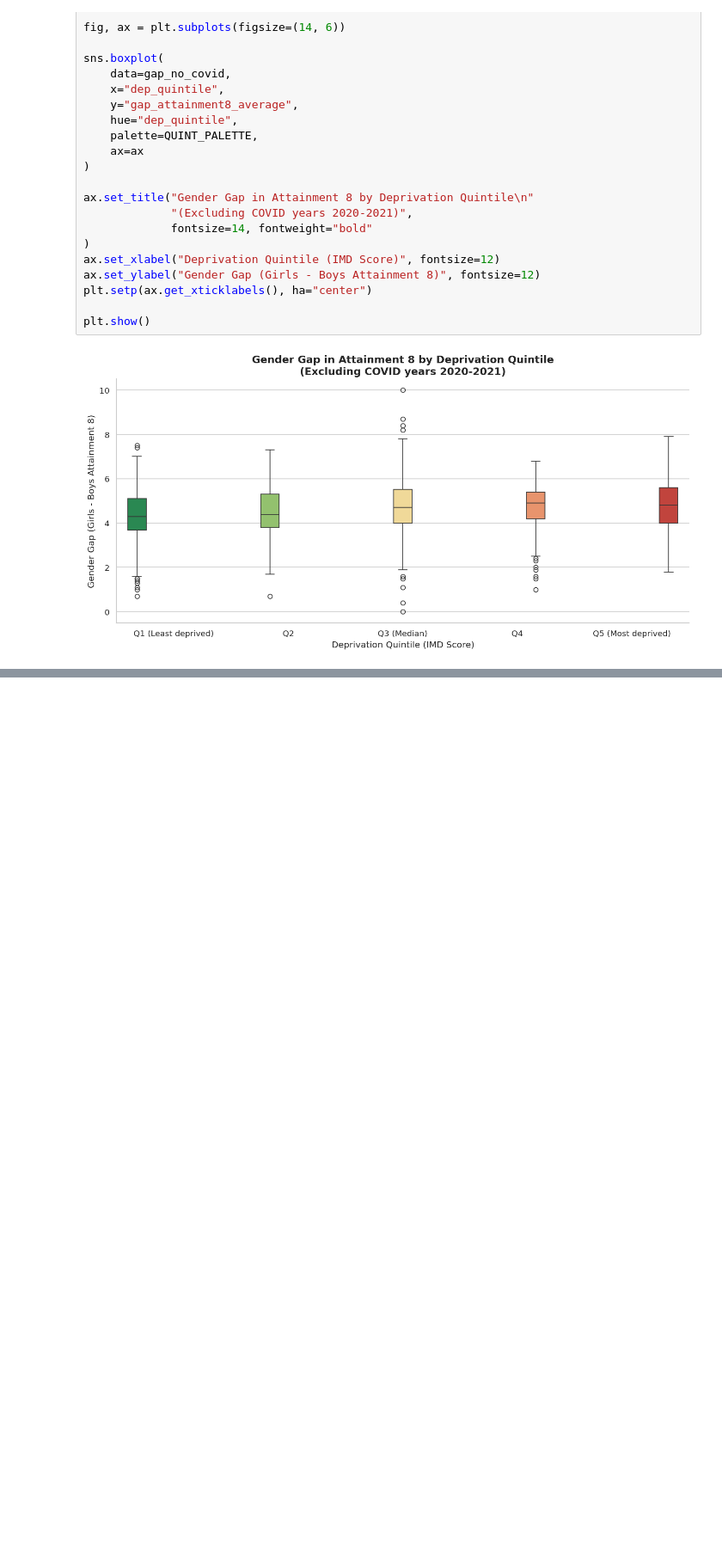
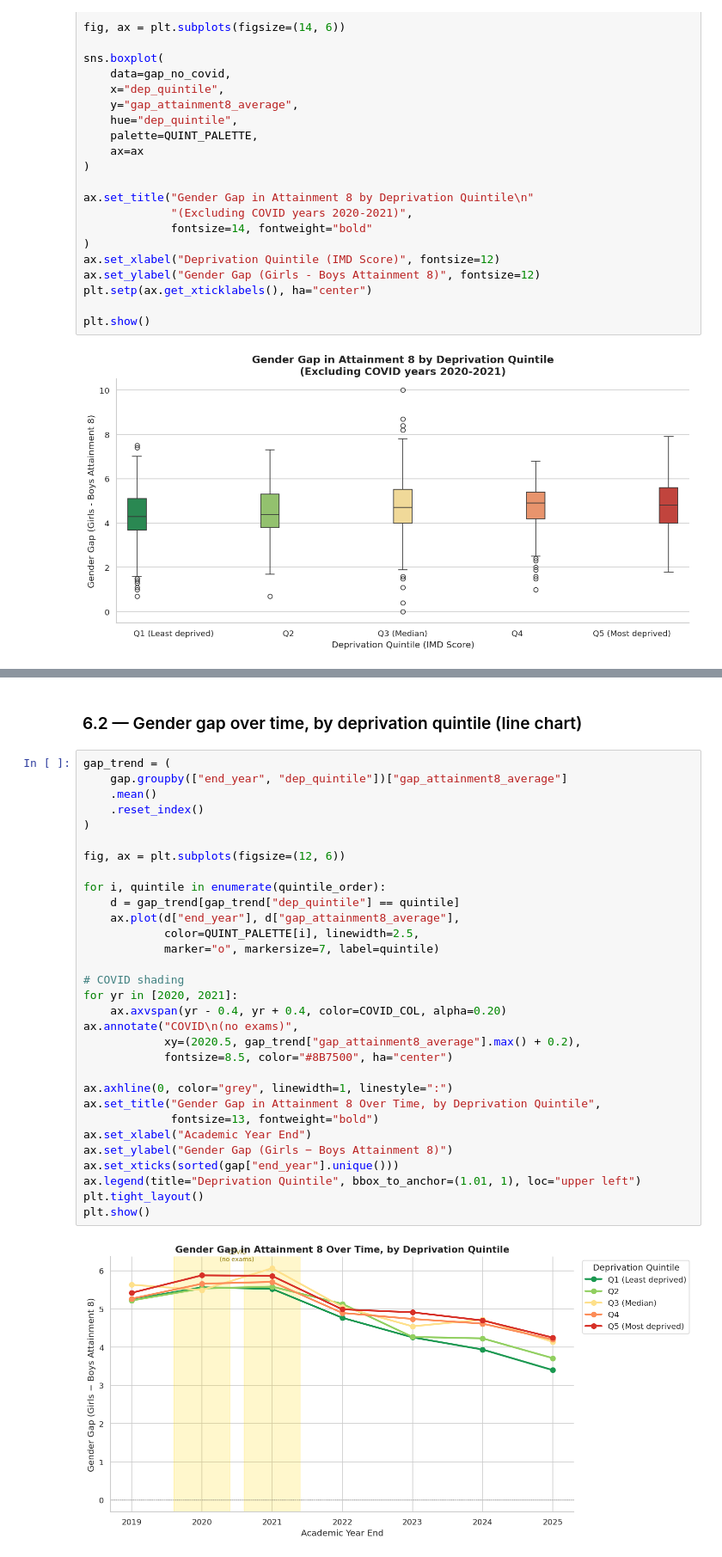
Before and after one commit to AislingLangston/CFG-DS-group-6-2026, a Jupyter notebook: Q4.ipynb, the cells around one changed output, grey strips where cells are left out. Shown at 86% size. Saved outputs shown, nothing was run; the diff lists cells and outputs as text; blank space fills up the shorter version.

Commit message:
Q4: added line chart for gender gap over time by deprivation quintile and bar char of subject gender gap by deprivation quintile

```diff
--- a/Q4.ipynb
+++ b/Q4.ipynb
@@ -387,0 +398,35 @@ plt.show()
+# %% [markdown]
+### 6.2 — Gender gap over time, by deprivation quintile (line chart)
+# %%
+gap_trend = (
+    gap.groupby(["end_year", "dep_quintile"])["gap_attainment8_average"]
+    .mean()
+    .reset_index()
+)
+
+fig, ax = plt.subplots(figsize=(12, 6))
+
+for i, quintile in enumerate(quintile_order):
+    d = gap_trend[gap_trend["dep_quintile"] == quintile]
+    ax.plot(d["end_year"], d["gap_attainment8_average"],
+            color=QUINT_PALETTE[i], linewidth=2.5,
+            marker="o", markersize=7, label=quintile)
+
+# COVID shading
+for yr in [2020, 2021]:
+    ax.axvspan(yr - 0.4, yr + 0.4, color=COVID_COL, alpha=0.20)
+ax.annotate("COVID\n(no exams)",
+            xy=(2020.5, gap_trend["gap_attainment8_average"].max() + 0.2),
+            fontsize=8.5, color="#8B7500", ha="center")
+
+ax.axhline(0, color="grey", linewidth=1, linestyle=":")
+ax.set_title("Gender Gap in Attainment 8 Over Time, by Deprivation Quintile",
+             fontsize=13, fontweight="bold")
+ax.set_xlabel("Academic Year End")
+ax.set_ylabel("Gender Gap (Girls − Boys Attainment 8)")
+ax.set_xticks(sorted(gap["end_year"].unique()))
+ax.legend(title="Deprivation Quintile", bbox_to_anchor=(1.01, 1), loc="upper left")
+plt.tight_layout()
+plt.show()
+# %% [output]
+[figure, added]
```
Also changed, not shown: parts of 3 cells of this notebook.
